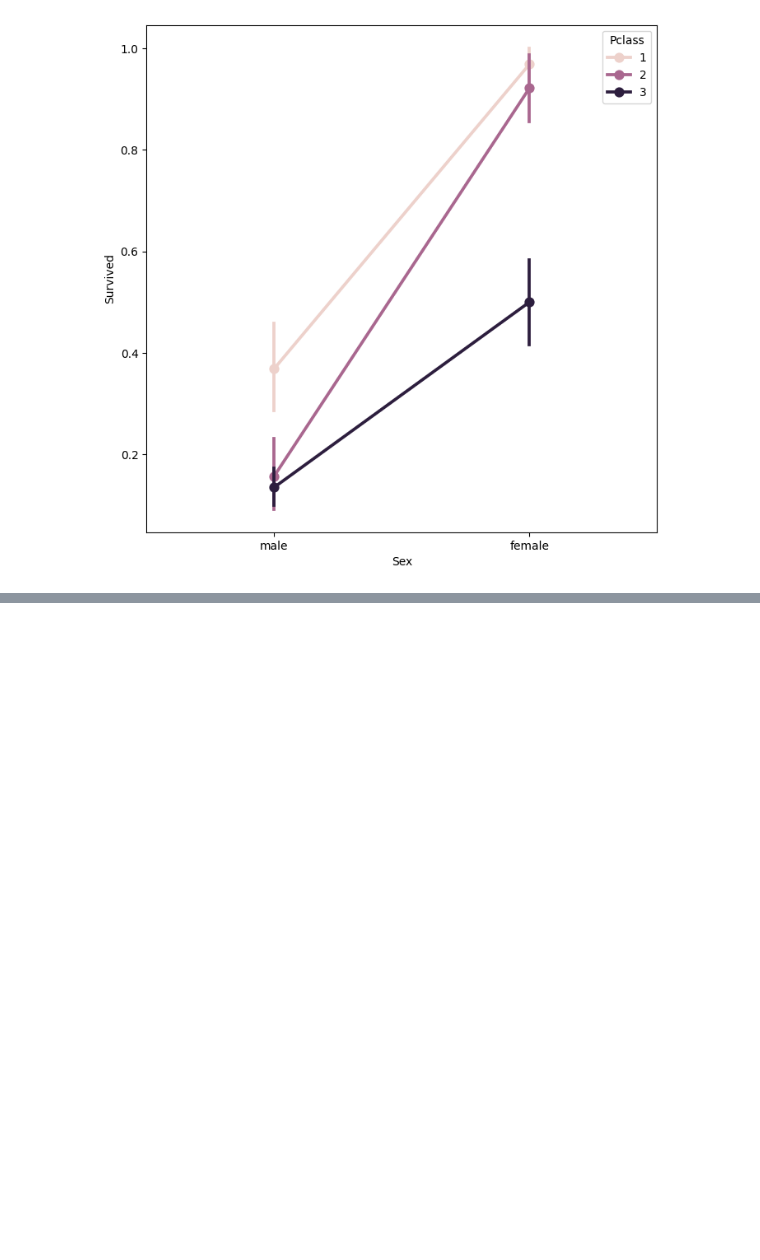
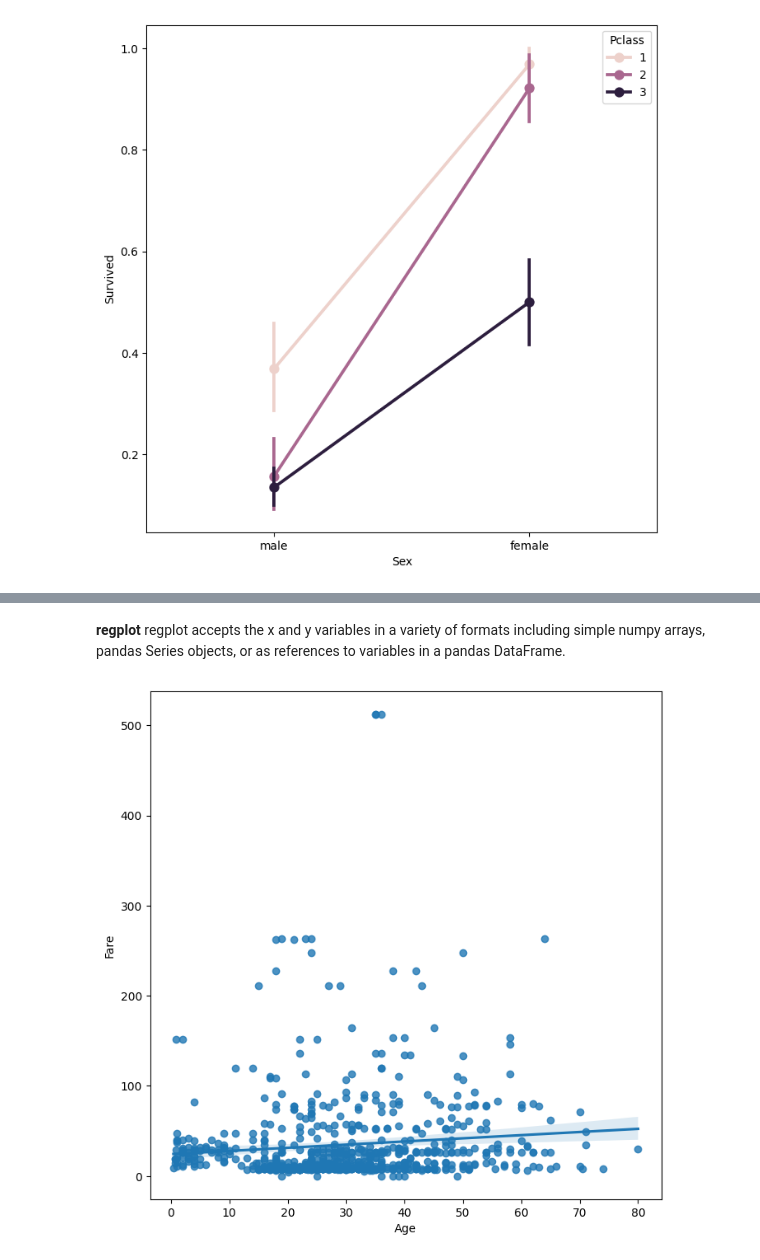
Before and after one commit to Zeeshier/Python_Programming, a Jupyter notebook: Seaborn & Matplotlib/Seaborn & Matplotlib.ipynb, the cells around one changed output, grey strips where cells are left out. Cells and saved outputs as stored; diff of their text form; code cells hidden in the pictures; blank space fills up the shorter version.

```diff
--- a/Seaborn & Matplotlib/Seaborn & Matplotlib.ipynb
+++ b/Seaborn & Matplotlib/Seaborn & Matplotlib.ipynb
@@ -190,0 +201,9 @@ plt.show()
+# %% [markdown]
+**regplot**
+regplot accepts the x and y variables in a variety of formats including simple numpy arrays, pandas Series objects, or as references to variables in a pandas DataFrame.
+# %%
+plt.figure(figsize=(8,8))
+sns.regplot(x='Age', y='Fare', data=data)
+plt.show()
+# %% [output]
+[figure, added]
```
Also changed, not shown: parts of 4 cells of this notebook.
